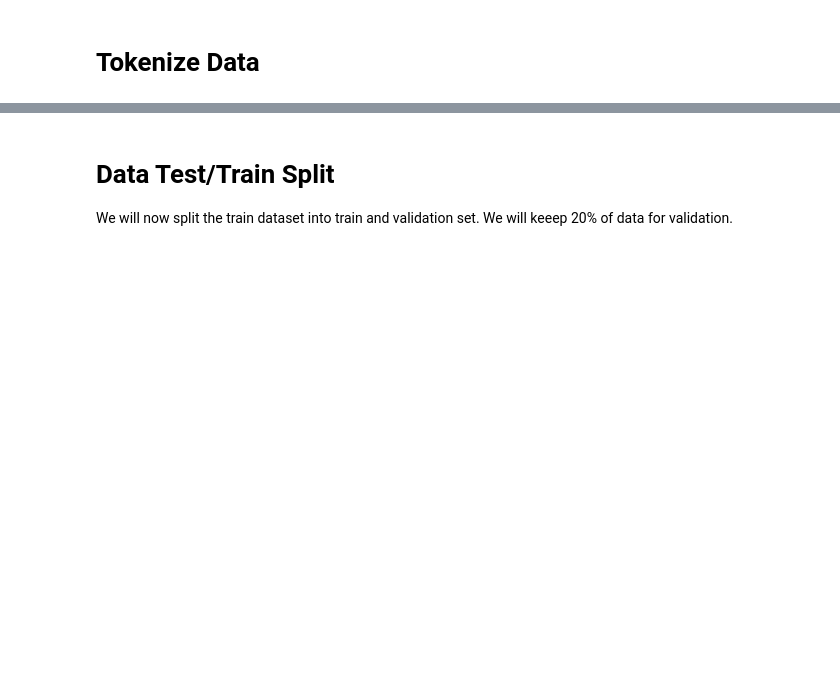
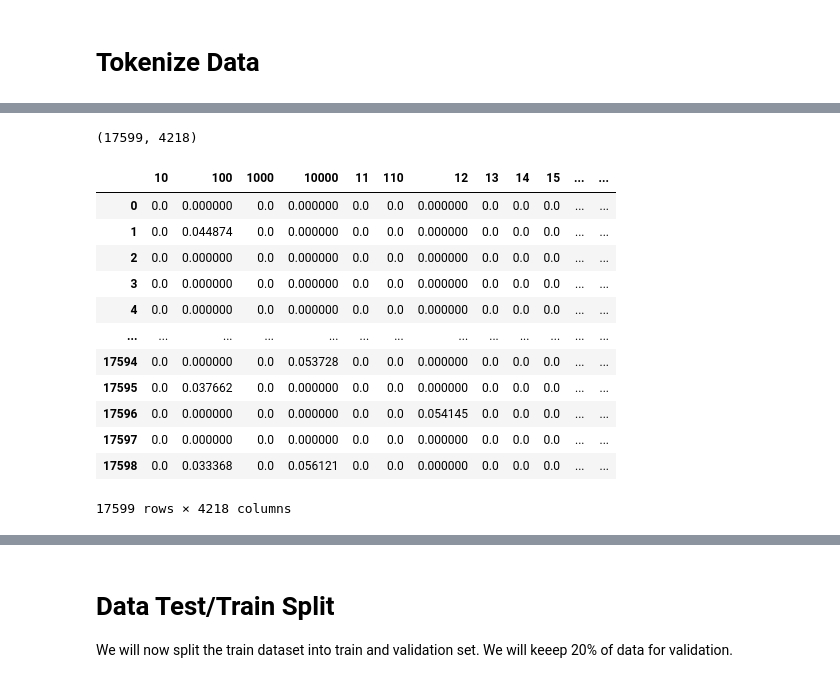
Before and after one commit to ADS-599-Team-2-Capstone/ADS-599-Capstone, a Jupyter notebook: Code Library Folder/Data Preparation.ipynb, the cells around one changed output, grey strips where cells are left out. Cells and saved outputs as stored; diff of their text form; code cells hidden in the pictures; blank space fills up the shorter version.

```diff
--- a/Code Library Folder/Data Preparation.ipynb
+++ b/Code Library Folder/Data Preparation.ipynb
@@ -73,6 +74,12 @@ def remove_stop(tokens) :
     """This function removes stopwords from a list of tokens."""
     return([t for t in tokens if t.lower() not in sw])
 
+def detokenize(list) :
+    """ Returning back a string from a list of tokens"""
+
+    # modify this function to return string from tokens
+    return(" ".join([str(e) for e in list]))
+
 def prepare(text, pipeline) :
     """ This fuction manages and executes other functions like a pipline. """
     tokens = str(text)
@@ -90,0 +91,7 @@ unbalanced_df.head(2)
+# %%
+# Get the data
+g_drive = "G:/My Drive/ADS-599_Cap_Stone/Capstone_data/"
+
+unbalanced_df = pd.read_pickle(g_drive + "fake_job_postings_dd_raw_df.pkl")
+unbalanced_df.reset_index(drop=True, inplace=True)
+unbalanced_df
@@ -94,8 +115,6 @@ unbalanced_df.head(2)
 # replace NaN values with ' '
 unbalanced_df[['title', 'company_profile', 'description', 'requirements', 'benefits', 'fraudulent' ]] = \
     unbalanced_df[['title', 'company_profile', 'description', 'requirements', 'benefits', 'fraudulent' ]].fillna(value=' ')
-
-
 
 # Clean and Tokenize Data
 df = unbalanced_df.copy()
@@ -104,17 +123,15 @@ df = unbalanced_df.copy()
 df['all_text'] = df['title'] + ' ' + df['company_profile'] + ' ' + df['description'] + ' ' + df['requirements'] + ' ' + df['benefits']
 
 # applying the pipeline
-my_pipeline = [normalize, remove_punctuation, tokenize, remove_stop]
+my_pipeline = [normalize, remove_punctuation, tokenize, remove_stop, detokenize]
 
-# we need to apply text cleaning to all of the following:
-## 'title', 'company_profile', 'description', 'requirements', 'benefits', 'all_text'
-df["title_tokens"] = df["title"].apply(prepare, pipeline=my_pipeline)
-df["company_profile_tokens"] = df["company_profile"].apply(prepare, pipeline=my_pipeline)
-df["description_tokens"] = df["description"].apply(prepare, pipeline=my_pipeline)
-df["requirements_tokens"] = df["requirements"].apply(prepare, pipeline=my_pipeline)
-df["benefits_tokens"] = df["benefits"].apply(prepare, pipeline=my_pipeline)
+# Apply text cleaning to all of the following:
 df["all_text_tokens"] = df["all_text"].apply(prepare, pipeline=my_pipeline)
 
+# Delte the original text columns:
+df.drop(['title', 'company_profile', 'description', 'requirements', 'benefits', 'all_text'], axis=1, inplace=True)
+
 # checking
-df.head(5)
+print(df.shape)
+df
 # %% [output]
@@ -127,0 +152,25 @@ df.head(5)
+# %%
+# Apply TF-IDF to get the text data
+tfidf_text_vectorizer = TfidfVectorizer(stop_words=list(sw), min_df=0.005, max_df=0.3)
+tfidf_text_vectors = tfidf_text_vectorizer.fit_transform(df["all_text_tokens"])
+
+print(tfidf_text_vectors.shape)
+
+text_df=pd.DataFrame(tfidf_text_vectors.toarray(),columns=tfidf_text_vectorizer.get_feature_names_out())
+text_df.reindex(df)
+text_df
+# %% [output]
+(17599, 4218)
+|  | 10 | 100 | 1000 | 10000 | 11 | 110 | 12 | 13 | 14 | 15 | ... | ... |
+| 0 | 0.0 | 0.000000 | 0.0 | 0.000000 | 0.0 | 0.0 | 0.000000 | 0.0 | 0.0 | 0.0 | ... | ... |
+| 1 | 0.0 | 0.044874 | 0.0 | 0.000000 | 0.0 | 0.0 | 0.000000 | 0.0 | 0.0 | 0.0 | ... | ... |
+| 2 | 0.0 | 0.000000 | 0.0 | 0.000000 | 0.0 | 0.0 | 0.000000 | 0.0 | 0.0 | 0.0 | ... | ... |
+| 3 | 0.0 | 0.000000 | 0.0 | 0.000000 | 0.0 | 0.0 | 0.000000 | 0.0 | 0.0 | 0.0 | ... | ... |
+| 4 | 0.0 | 0.000000 | 0.0 | 0.000000 | 0.0 | 0.0 | 0.000000 | 0.0 | 0.0 | 0.0 | ... | ... |
+| ... | ... | ... | ... | ... | ... | ... | ... | ... | ... | ... | ... | ... |
+| 17594 | 0.0 | 0.000000 | 0.0 | 0.053728 | 0.0 | 0.0 | 0.000000 | 0.0 | 0.0 | 0.0 | ... | ... |
+| 17595 | 0.0 | 0.037662 | 0.0 | 0.000000 | 0.0 | 0.0 | 0.000000 | 0.0 | 0.0 | 0.0 | ... | ... |
+| 17596 | 0.0 | 0.000000 | 0.0 | 0.000000 | 0.0 | 0.0 | 0.054145 | 0.0 | 0.0 | 0.0 | ... | ... |
+| 17597 | 0.0 | 0.000000 | 0.0 | 0.000000 | 0.0 | 0.0 | 0.000000 | 0.0 | 0.0 | 0.0 | ... | ... |
+| 17598 | 0.0 | 0.033368 | 0.0 | 0.056121 | 0.0 | 0.0 | 0.000000 | 0.0 | 0.0 | 0.0 | ... | ... |
+17599 rows × 4218 columns
```
Also changed, not shown: parts of 10 cells of this notebook.
